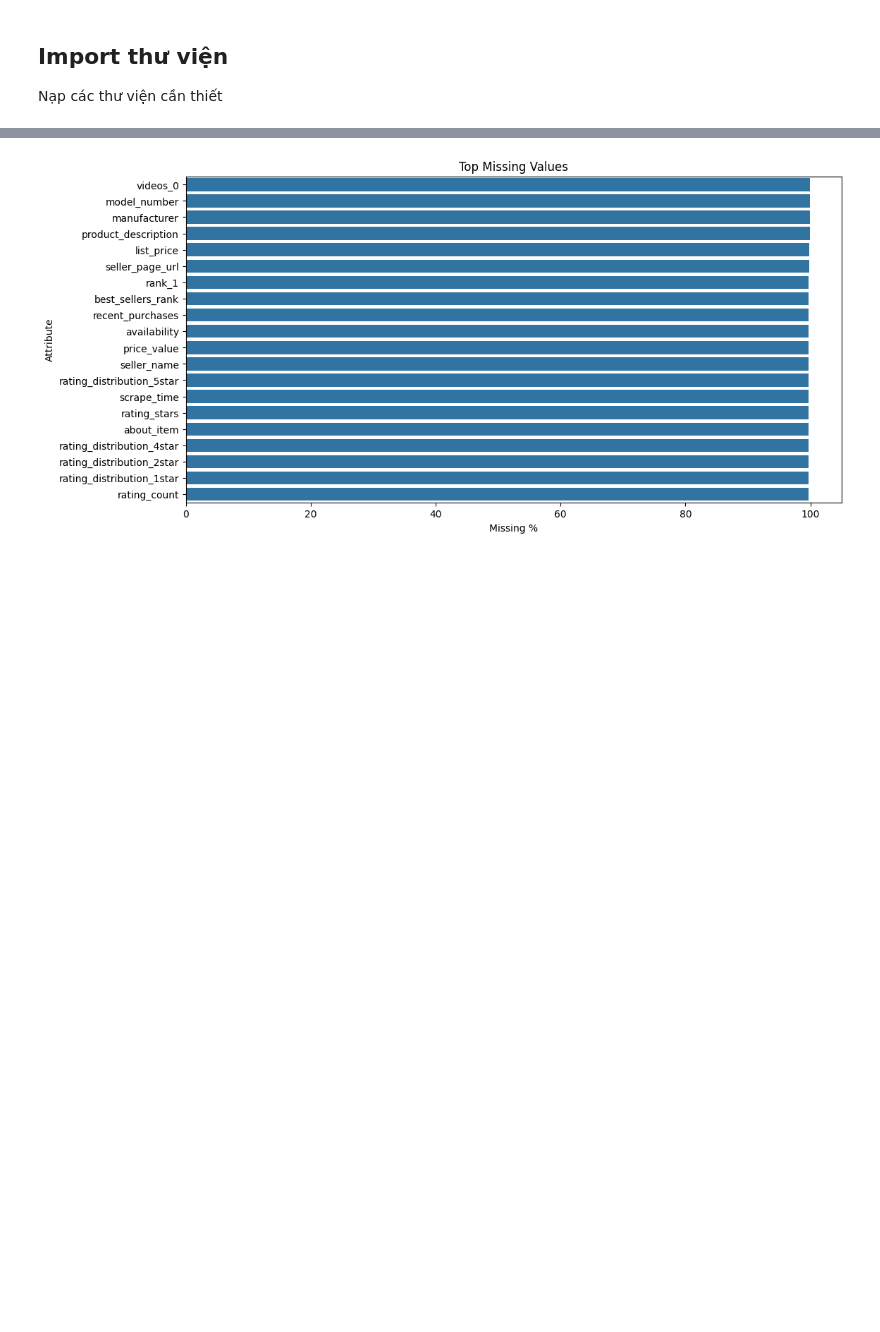
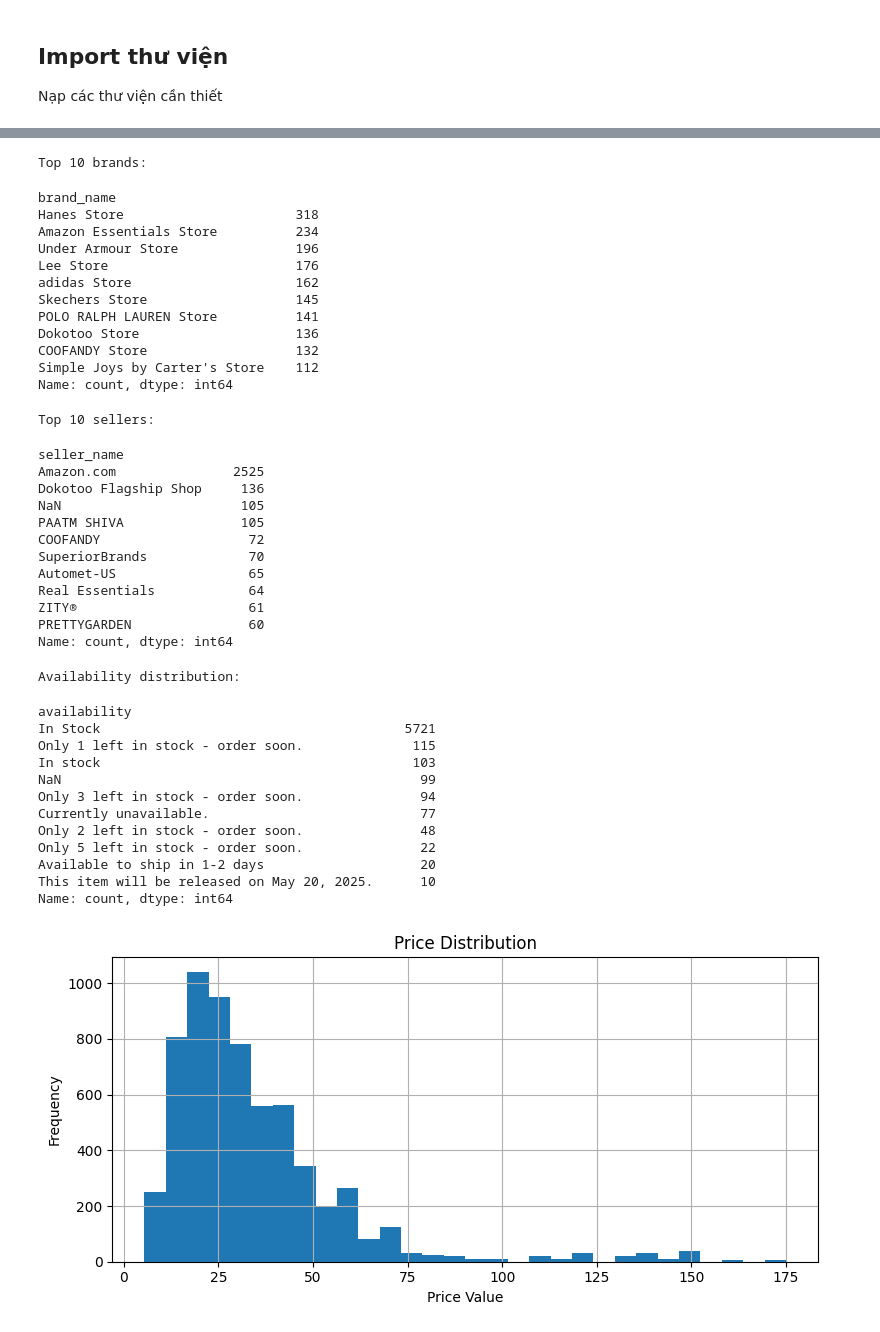
Before and after one commit to NguynnThah/CTD2026_DT049, a Jupyter notebook: notebooks/01_preEDA_cleaning_preprocessing.ipynb, the cells around one changed output, grey strips where cells are left out. Cells and saved outputs as stored; diff of their text form; code cells hidden in the pictures; blank space fills up the shorter version.

Commit message:
feat: complete data cleaning and preprocessing

```diff
--- a/notebooks/01_preEDA_cleaning_preprocessing.ipynb
+++ b/notebooks/01_preEDA_cleaning_preprocessing.ipynb
@@ -42,7 +54,9 @@ lemmatizer = WordNetLemmatizer()
 # %%
-df = pd.read_csv("../Dataset/raw/merged_amazon_dataset.csv")
+if not INPUT_PATH.exists():
+    raise FileNotFoundError(f"Không tìm thấy file input: {INPUT_PATH}")
 
-print(df.shape)
+df = pd.read_csv(INPUT_PATH)
 
-df.head()
+print("Dataset shape:", df.shape)
+display(df.head())
 # %% [output]
@@ -196,14 +250,63 @@ Trực quan hóa 20 cột có tỷ lệ missing cao nhất
 # %%
-plt.figure(figsize=(12, 6))
+if "brand_name" in df.columns:
+    print("Top 10 brands:")
+    display(df["brand_name"].value_counts(dropna=False).head(10))
 
-sns.barplot(
-    data=missing_report.head(20),
-    x="Missing %",
-    y="Attribute"
-)
+if "seller_name" in df.columns:
+    print("Top 10 sellers:")
+    display(df["seller_name"].value_counts(dropna=False).head(10))
 
-plt.title("Top Missing Values")
-plt.show()
+if "availability" in df.columns:
+    print("Availability distribution:")
+    display(df["availability"].value_counts(dropna=False).head(10))
+
+if "price_value" in df.columns:
+    plt.figure(figsize=(8, 4))
+    df["price_value"].dropna().hist(bins=30)
+    plt.title("Price Distribution")
+    plt.xlabel("Price Value")
+    plt.ylabel("Frequency")
+    plt.tight_layout()
+    plt.show()
 # %% [output]
+Top 10 brands:
+brand_name
+Hanes Store                      318
+Amazon Essentials Store          234
+Under Armour Store               196
+Lee Store                        176
+adidas Store                     162
+Skechers Store                   145
+POLO RALPH LAUREN Store          141
+Dokotoo Store                    136
+COOFANDY Store                   132
+Simple Joys by Carter's Store    112
+Name: count, dtype: int64
+Top 10 sellers:
+seller_name
+Amazon.com               2525
+Dokotoo Flagship Shop     136
+NaN                       105
+PAATM SHIVA               105
+COOFANDY                   72
+SuperiorBrands             70
+Automet-US                 65
+Real Essentials            64
+ZITY®                      61
+PRETTYGARDEN               60
+Name: count, dtype: int64
+Availability distribution:
+availability
+In Stock                                       5721
+Only 1 left in stock - order soon.              115
+In stock                                        103
+NaN                                              99
+Only 3 left in stock - order soon.               94
+Currently unavailable.                           77
+Only 2 left in stock - order soon.               48
+Only 5 left in stock - order soon.               22
+Available to ship in 1-2 days                    20
+This item will be released on May 20, 2025.      10
+Name: count, dtype: int64
-[figure, old version]
+[figure, new version]
 # %% [markdown]
```
Also changed, not shown: parts of 47 cells of this notebook, 1 other file.
